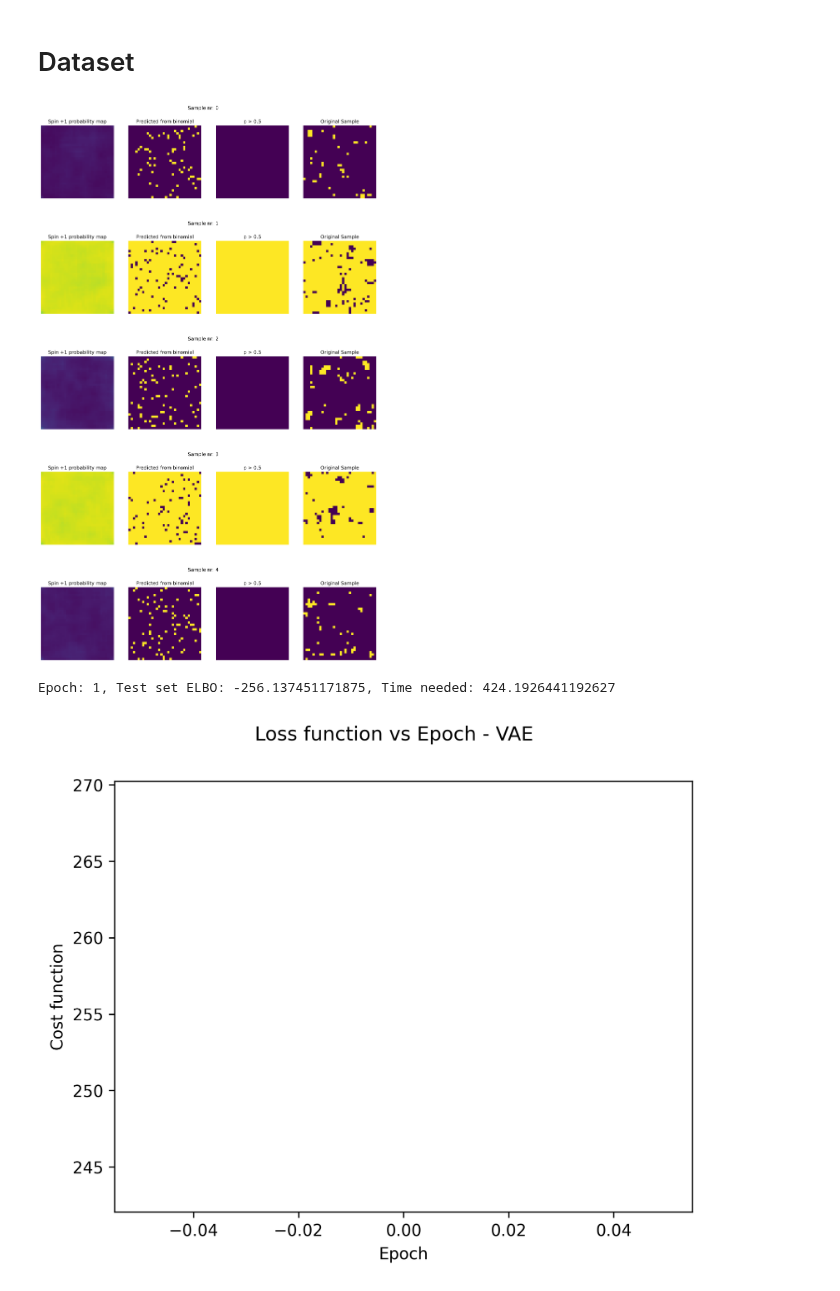
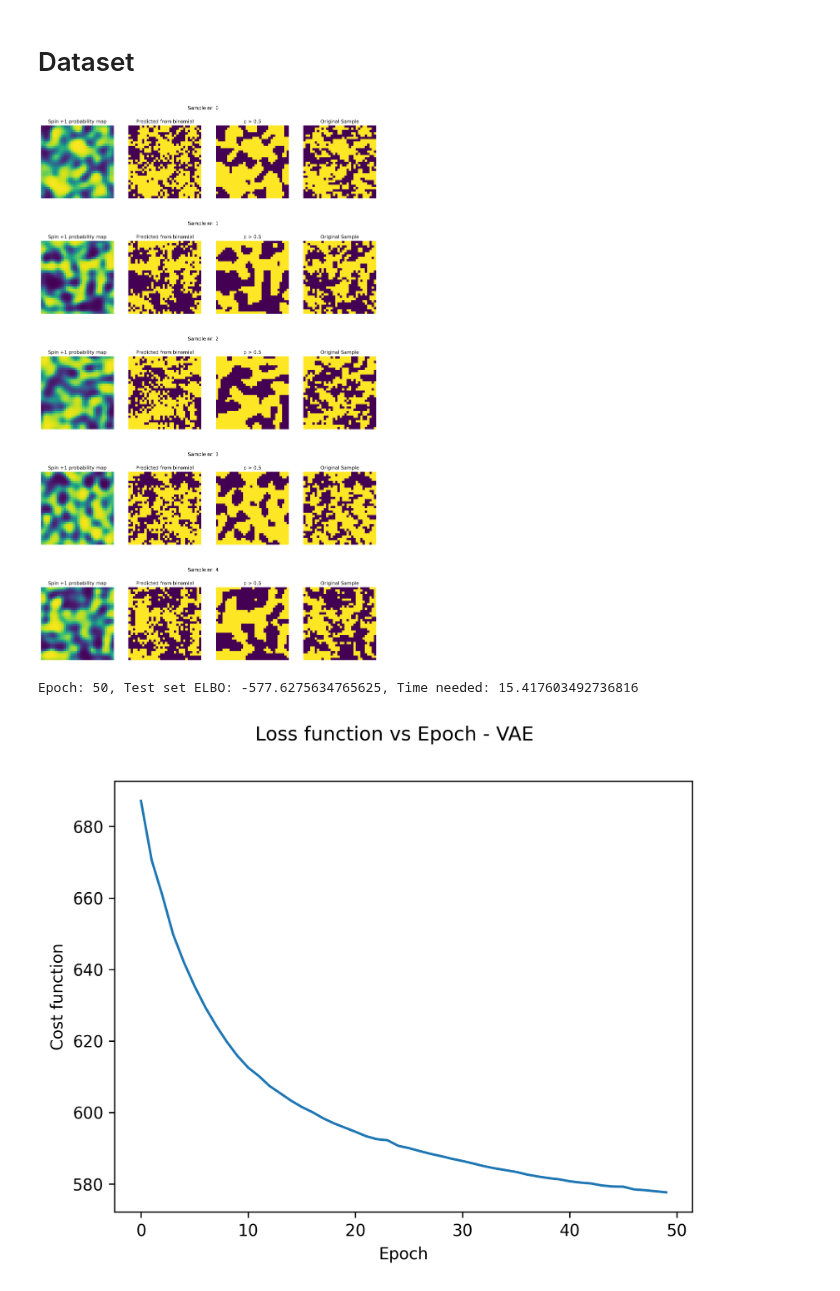
Before and after one commit to pSzyc/Ising, a Jupyter notebook: Model/VAE/VAE_colab.ipynb, the cells around one changed output. Cells and saved outputs as stored; diff of their text form; code cells hidden in the pictures.

```diff
--- a/Model/VAE/VAE_colab.ipynb
+++ b/Model/VAE/VAE_colab.ipynb
@@ -346,19 +347,19 @@ def train_at_t(temp, model, batch_size = 100, epochs = 50, latent_dim = 200, num
   sample_data_plots(model, test_size, batch_size, test_set, results)
   model.save_weights(results / f'vae{temp}.h5',save_format='h5')
 # %%
-temps = [2.1, 2.2]
+temps = [2.6, 2.7, 2.8, 2.9]
 model = VAE(200, lattice_size = 32)
 optimizer = tf.keras.optimizers.Adam(1e-4)
 # %%
-epochs = 1
+epochs = 50
 latent_dim = 200
 num_examples_to_generate = 5
 batch_size = 100
 
 for i, temp in enumerate(temps):
   load_starting_weights(model)
   train_at_t(temp, model, batch_size, epochs, latent_dim, num_examples_to_generate)
 # %% [output]
-[figure, old version]
+[figure, new version]
-Epoch: 1, Test set ELBO: -256.137451171875, Time needed: 424.1926441192627
+Epoch: 50, Test set ELBO: -577.6275634765625, Time needed: 15.417603492736816
-[figure, old version]
+[figure, new version]
```
Also changed, not shown: parts of 4 cells of this notebook, 2 other files.
